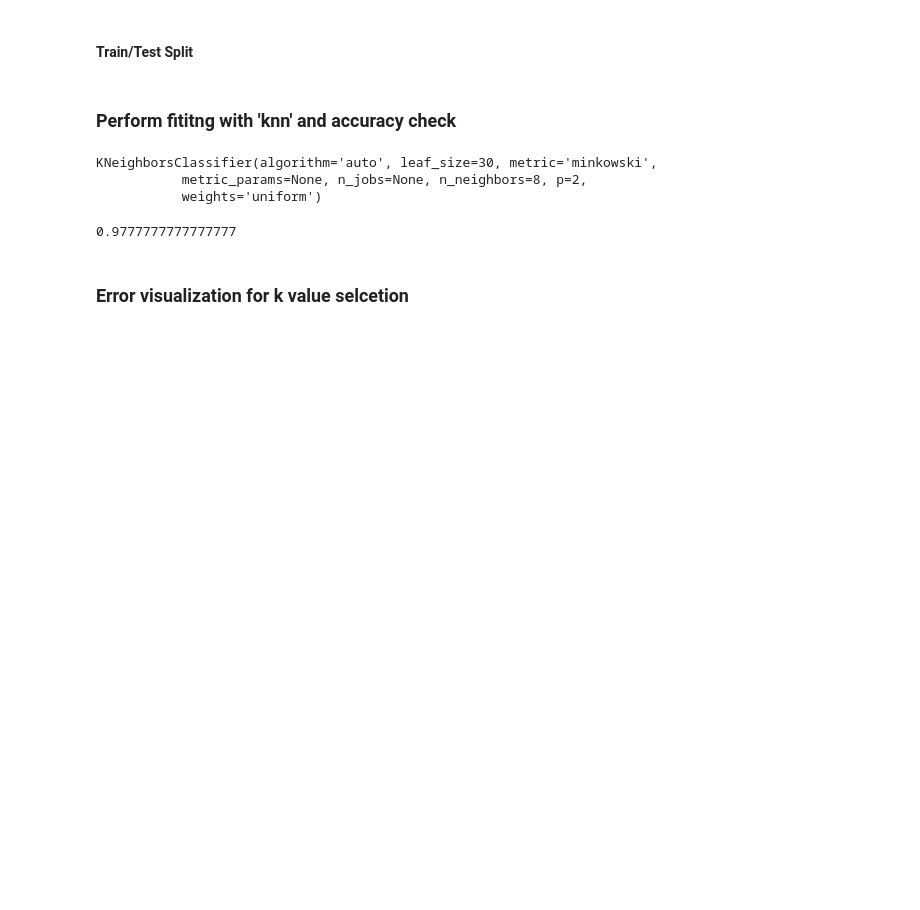
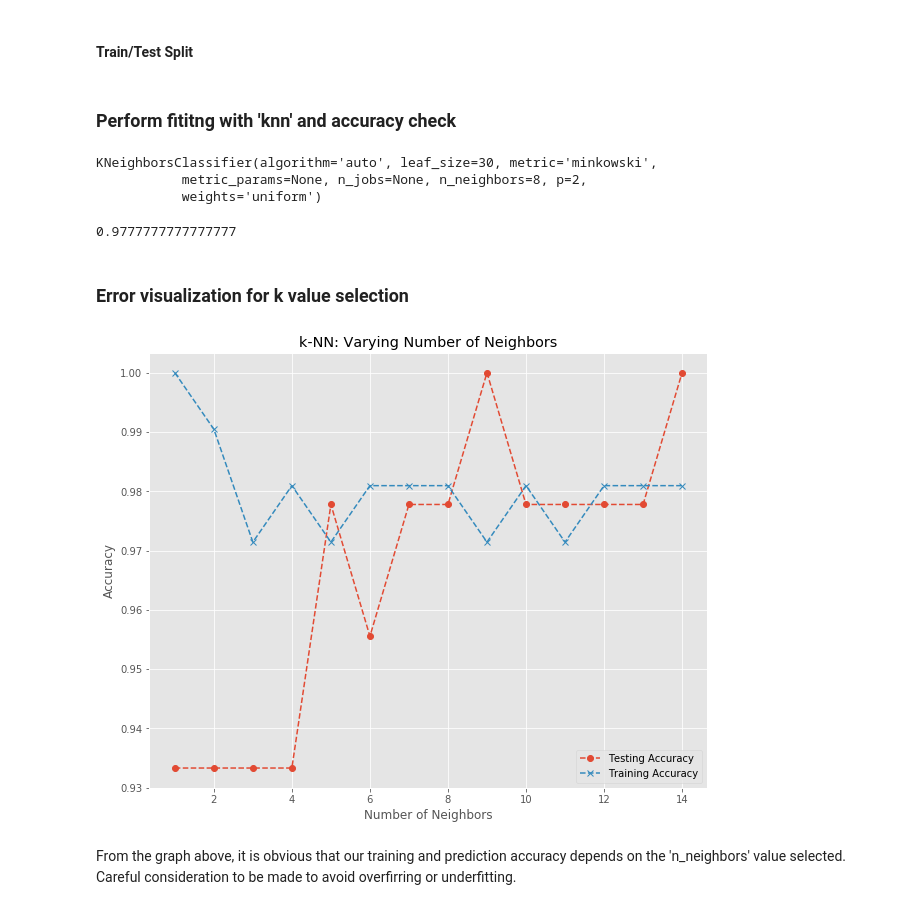
Before and after one commit to aaminu/Supervised_ML, a Jupyter notebook: KNearest_Neighbour_Project.ipynb, the cells around one changed output. Cells and saved outputs as stored; diff of their text form; code cells hidden in the pictures; blank space fills up the shorter version.

Commit message:
Error visualization included

```diff
--- a/KNearest_Neighbour_Project.ipynb
+++ b/KNearest_Neighbour_Project.ipynb
@@ -59,4 +59,26 @@ knn.score(x_test, y_test)
 # %% [output]
 0.9777777777777777
 # %% [markdown]
-### Error visualization for k value selcetion
+### Error visualization for k value selection
+# %%
+neighbors = np.arange(1, 15)
+train_accuracy = np.empty(len(neighbors))
+test_accuracy = np.empty(len(neighbors))
+
+for i, k in enumerate(neighbors):
+    knn = KNeighborsClassifier(n_neighbors=k)
+    knn.fit(x_train, y_train)
+    train_accuracy[i] = knn.score(x_train, y_train)
+    test_accuracy[i] = knn.score(x_test, y_test)
+
+plt.figure(figsize=(10, 8))
+plt.title('k-NN: Varying Number of Neighbors')
+plt.plot(neighbors, test_accuracy, '--o',label = 'Testing Accuracy')
+plt.plot(neighbors, train_accuracy, '--x',label = 'Training Accuracy')
+plt.legend()
+plt.xlabel('Number of Neighbors')
+_=plt.ylabel('Accuracy')
+# %% [output]
+[figure, added]
+# %% [markdown]
+From the graph above, it is obvious that our training and prediction accuracy depends on the 'n_neighbors' value selected. Careful consideration to be made to avoid overfirring or underfitting.
```
